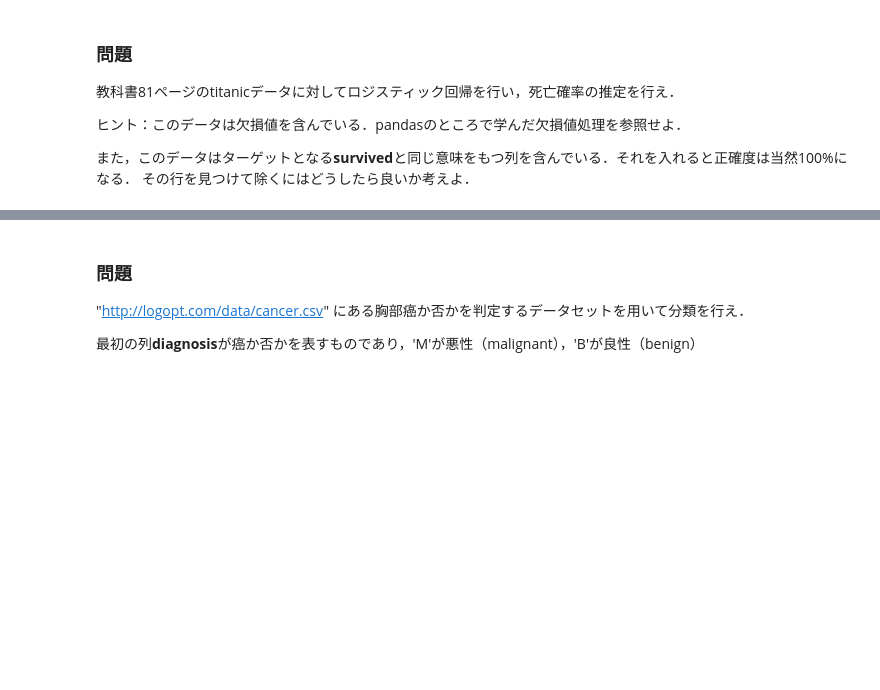
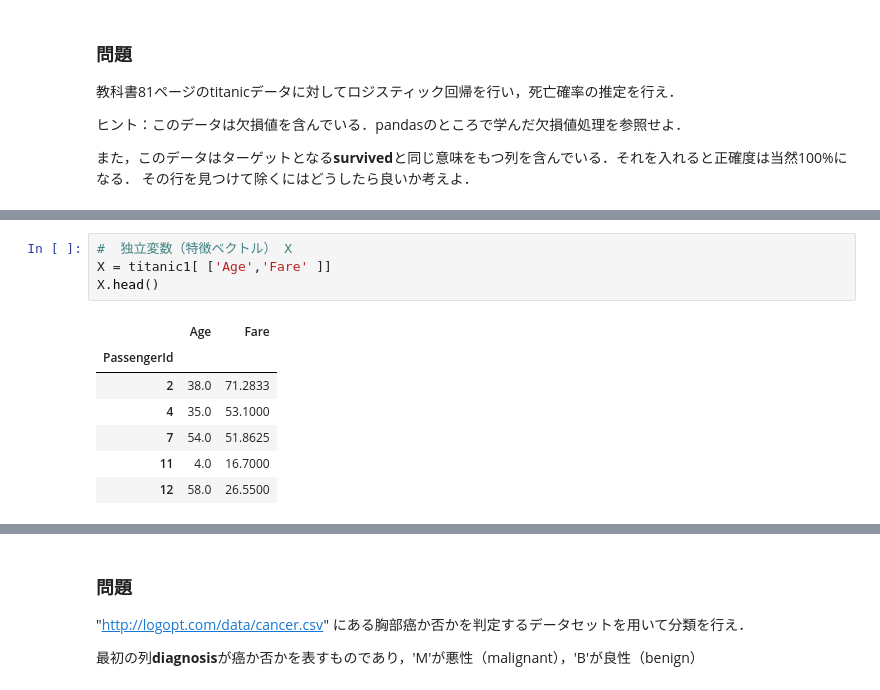
Before and after one commit to yuiokubo/muscle_training, a Jupyter notebook: menu/muscle07_sklearn2.ipynb, the cells around one changed output, grey strips where cells are left out. Drawn from its saved outputs; the diff is of its cells as text; blank space fills up the shorter version.

```diff
--- a/menu/muscle07_sklearn2.ipynb
+++ b/menu/muscle07_sklearn2.ipynb
@@ -465,0 +481,12 @@ titanic.head()
+# %%
+#  独立変数（特徴ベクトル） X
+X = titanic1[ ['Age','Fare' ]]
+X.head()
+# %% [output]
+|  | Age | Fare |
+| PassengerId |  |  |
+| 2 | 38.0 | 71.2833 |
+| 4 | 35.0 | 53.1000 |
+| 7 | 54.0 | 51.8625 |
+| 11 | 4.0 | 16.7000 |
+| 12 | 58.0 | 26.5500 |
```
Also changed, not shown: parts of 31 cells of this notebook, 7 other files.
